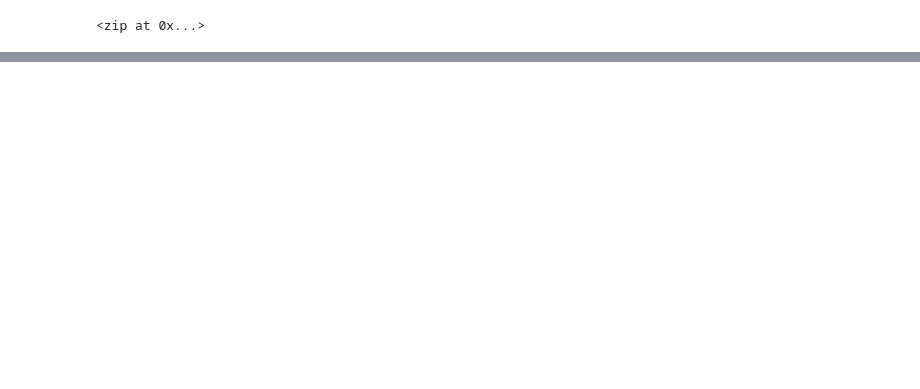
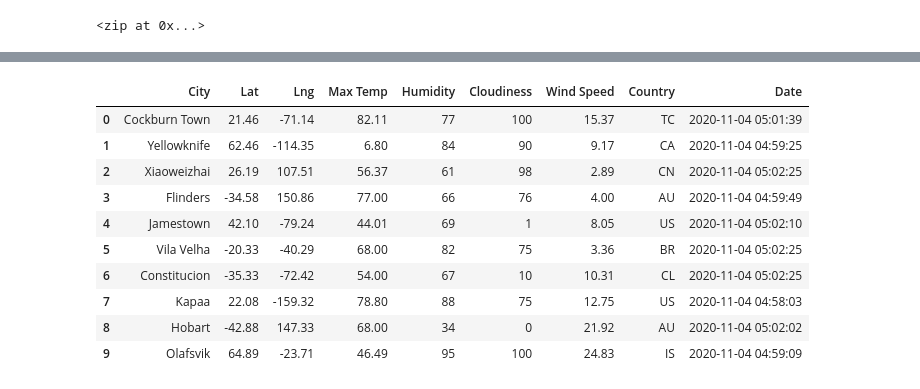
Before and after one commit to sphan35/World_Weather_Analysis, a Jupyter notebook: WeatherPy.ipynb, the cells around one changed output, grey strips where cells are left out. Drawn from its saved outputs; the diff is of its cells as text; code cells hidden in the pictures; blank space fills up the shorter version.

```diff
--- a/WeatherPy.ipynb
+++ b/WeatherPy.ipynb
@@ -33,0 +127,16 @@ len(cities)
+# %%
+# Convert the array of dictionaries to a Pandas DataFrame.
+city_data_df = pd.DataFrame(city_data)
+city_data_df.head(10)
+# %% [output]
+|  | City | Lat | Lng | Max Temp | Humidity | Cloudiness | Wind Speed | Country | Date |
+| 0 | Cockburn Town | 21.46 | -71.14 | 82.11 | 77 | 100 | 15.37 | TC | 2020-11-04 05:01:39 |
+| 1 | Yellowknife | 62.46 | -114.35 | 6.80 | 84 | 90 | 9.17 | CA | 2020-11-04 04:59:25 |
+| 2 | Xiaoweizhai | 26.19 | 107.51 | 56.37 | 61 | 98 | 2.89 | CN | 2020-11-04 05:02:25 |
+| 3 | Flinders | -34.58 | 150.86 | 77.00 | 66 | 76 | 4.00 | AU | 2020-11-04 04:59:49 |
+| 4 | Jamestown | 42.10 | -79.24 | 44.01 | 69 | 1 | 8.05 | US | 2020-11-04 05:02:10 |
+| 5 | Vila Velha | -20.33 | -40.29 | 68.00 | 82 | 75 | 3.36 | BR | 2020-11-04 05:02:25 |
+| 6 | Constitucion | -35.33 | -72.42 | 54.00 | 67 | 10 | 10.31 | CL | 2020-11-04 05:02:25 |
+| 7 | Kapaa | 22.08 | -159.32 | 78.80 | 88 | 75 | 12.75 | US | 2020-11-04 04:58:03 |
+| 8 | Hobart | -42.88 | 147.33 | 68.00 | 34 | 0 | 21.92 | AU | 2020-11-04 05:02:02 |
+| 9 | Olafsvik | 64.89 | -23.71 | 46.49 | 95 | 100 | 24.83 | IS | 2020-11-04 04:59:09 |
```
Also changed, not shown: parts of 8 cells of this notebook, 5 other files.
